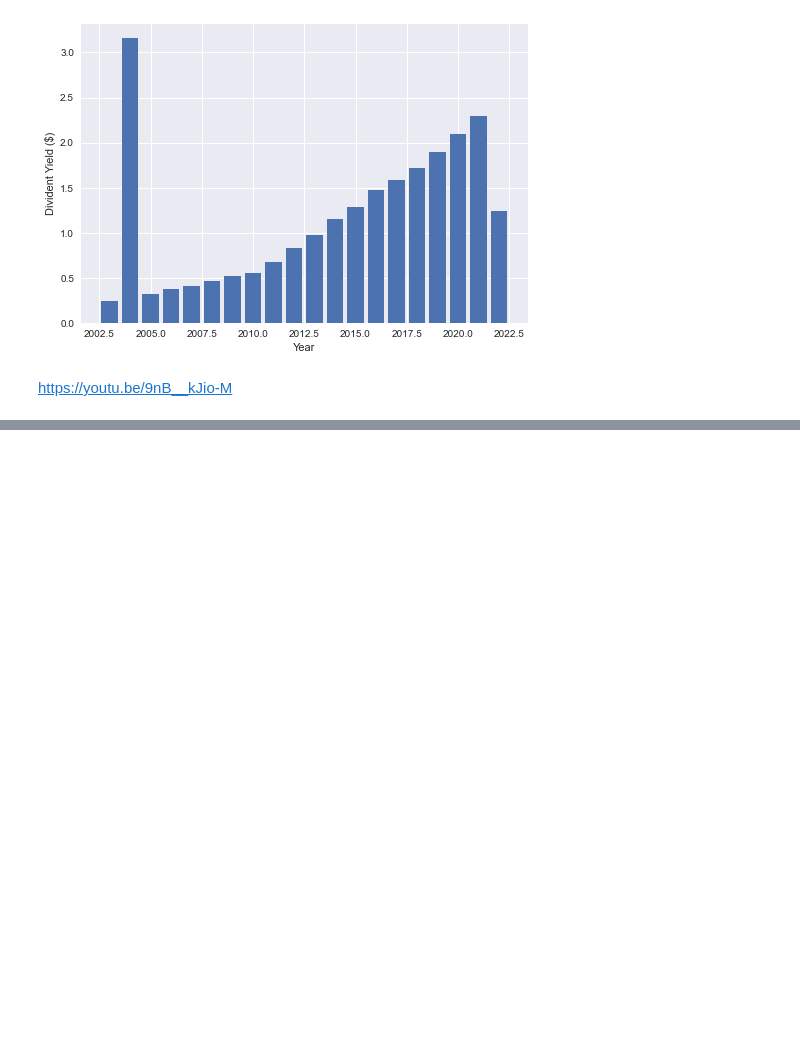
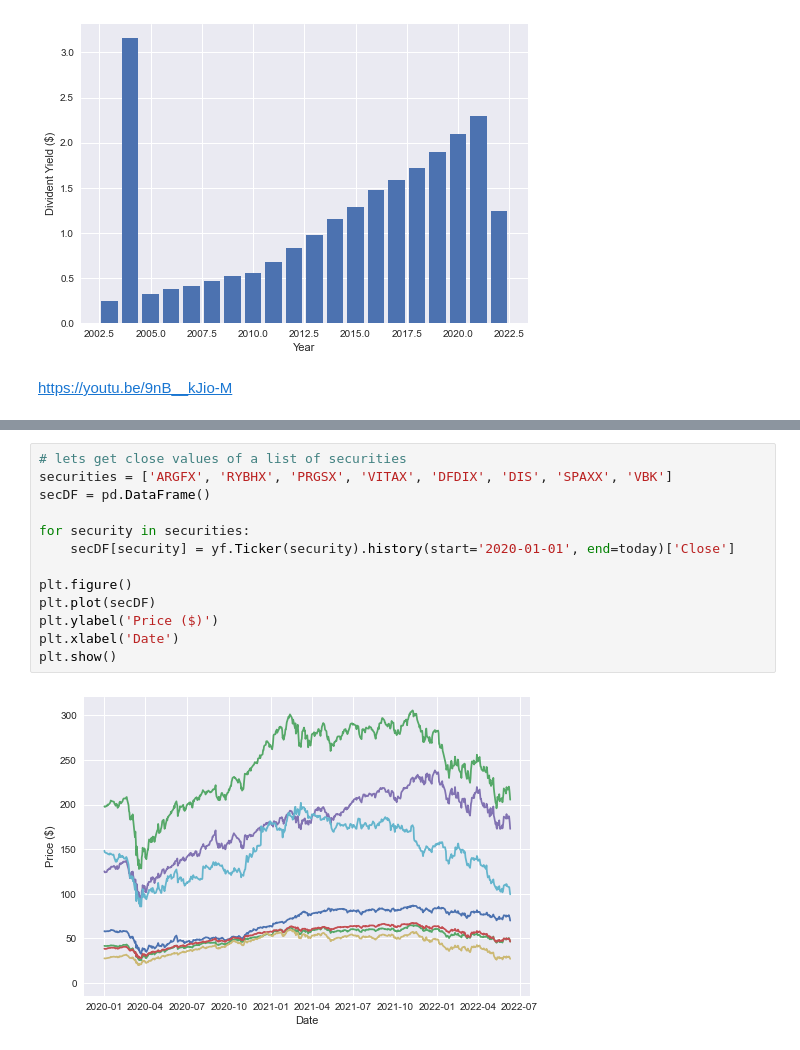
Before and after one commit to faalbers/Finance, a Jupyter notebook: yfinance_02.ipynb, the cells around one changed output, grey strips where cells are left out. Saved outputs shown, nothing was run; the diff lists cells and outputs as text; blank space fills up the shorter version.

```diff
--- a/yfinance_02.ipynb
+++ b/yfinance_02.ipynb
@@ -83,0 +108,15 @@ Date
+# %%
+# lets get close values of a list of securities
+securities = ['ARGFX', 'RYBHX', 'PRGSX', 'VITAX', 'DFDIX', 'DIS', 'SPAXX', 'VBK']
+secDF = pd.DataFrame()
+
+for security in securities:
+    secDF[security] = yf.Ticker(security).history(start='2020-01-01', end=today)['Close']
+
+plt.figure()
+plt.plot(secDF)
+plt.ylabel('Price ($)')
+plt.xlabel('Date')
+plt.show()
+# %% [output]
+[figure, added]
```
Also changed, not shown: parts of 6 cells of this notebook, 1 other file.
